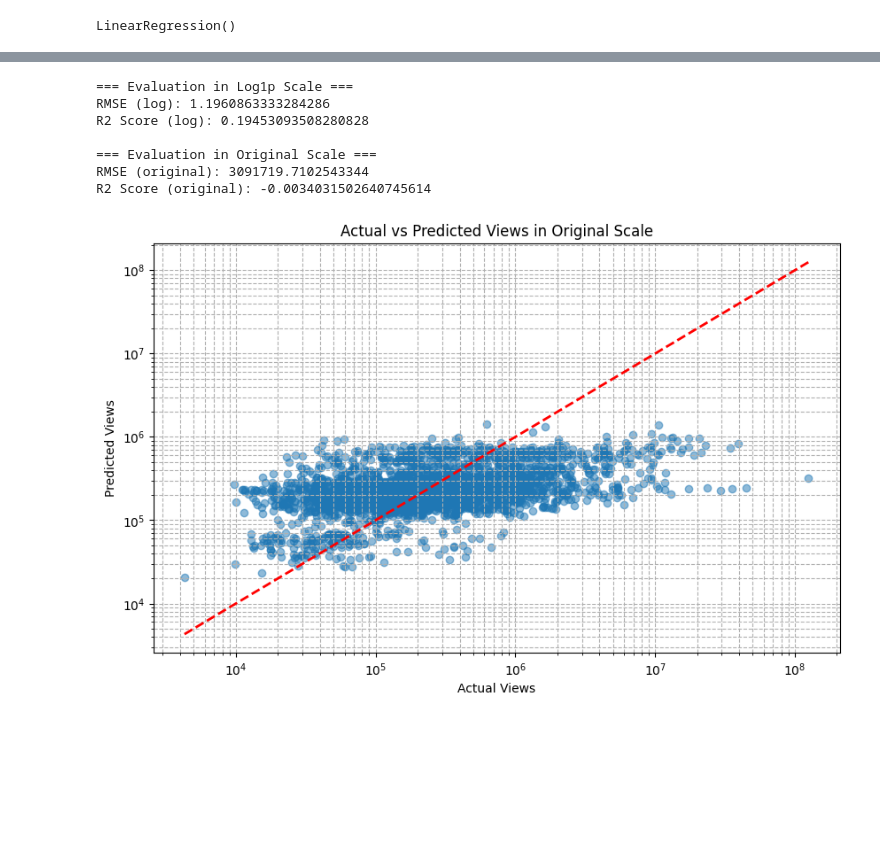
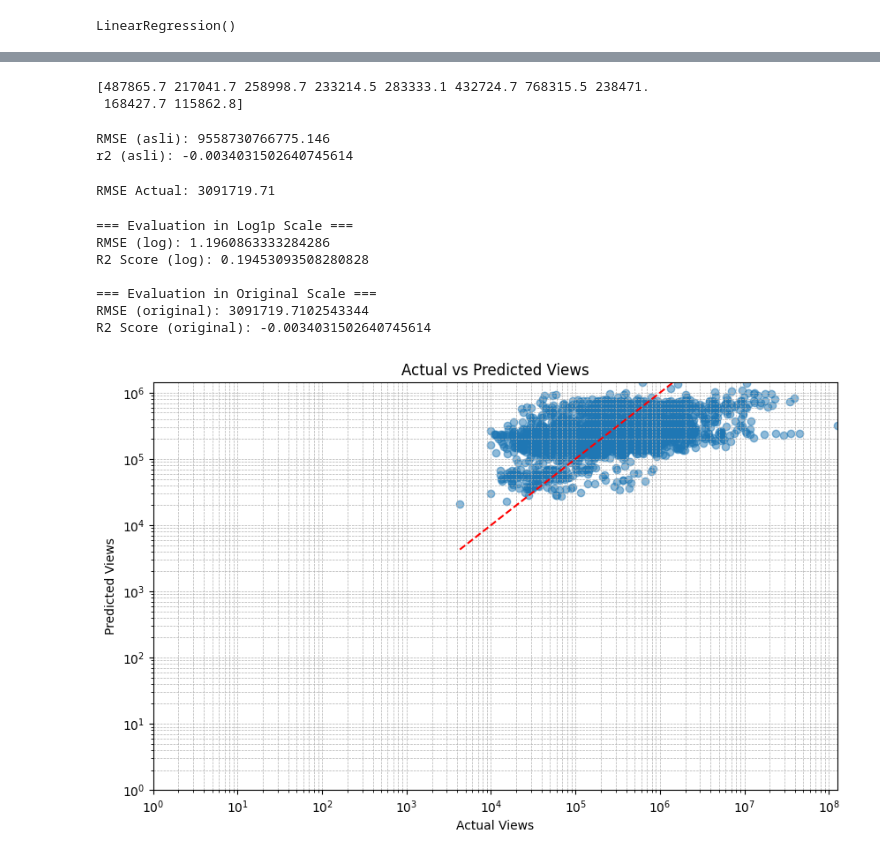
Before and after one commit to AgungHari/Rakamin_HW_MachineLearning_SupervisedLearning, a Jupyter notebook: Homework/part3_Modelling.ipynb, the cells around one changed output, grey strips where cells are left out. Cells and saved outputs as stored; diff of their text form; code cells hidden in the pictures; blank space fills up the shorter version.

```diff
--- a/Homework/part3_Modelling.ipynb
+++ b/Homework/part3_Modelling.ipynb
@@ -24,6 +45,22 @@ y_pred_actual = np.expm1(y_pred_log)
+# %%
+print(np.round(y_pred_actual[:10], 1))
+# %% [output]
+[487865.7 217041.7 258998.7 233214.5 283333.1 432724.7 768315.5 238471.
+ 168427.7 115862.8]
 # %%
-rmse_actual = np.sqrt(mean_squared_error(y_test_actual, y_pred_actual))
-r2_actual = r2_score(y_test_actual, y_pred_actual)
+
+
+print('RMSE (asli): ' + str(mean_squared_error(y_test_actual, y_pred_actual)))
+print('r2 (asli): ' + str(r2_score(y_test_actual, y_pred_actual)))
+# %% [output]
+RMSE (asli): 9558730766775.146
+r2 (asli): -0.0034031502640745614
+# %%
+#hitung MAPE actual
+mape_actual = np.mean(np.abs((y_test_actual - y_pred_actual) / y_test_actual)) * 100
+print(f"RMSE Actual: {rmse_actual:.2f}")
+# %% [output]
+RMSE Actual: 3091719.71
 # %%
 print("=== Evaluation in Log1p Scale ===")
 print("RMSE (log):", rmse_log)
@@ -41,21 +78,24 @@ R2 Score (log): 0.19453093508280828
 RMSE (original): 3091719.7102543344
 R2 Score (original): -0.0034031502640745614
 # %%
-# plot original scale
+# plotting the results
 import matplotlib.pyplot as plt
 plt.figure(figsize=(10, 6))
 plt.scatter(y_test_actual, y_pred_actual, alpha=0.5)
 plt.plot([y_test_actual.min(), y_test_actual.max()],
-         [y_test_actual.min(), y_test_actual.max()], 'r--', lw=2)
-plt.xlabel("Actual Views")
-plt.ylabel("Predicted Views")
-plt.title("Actual vs Predicted Views in Original Scale")
+         [y_test_actual.min(), y_test_actual.max()],
+         color='red', linestyle='--')
+plt.xlabel('Actual Views')
+plt.ylabel('Predicted Views')
+plt.title('Actual vs Predicted Views')
 plt.xscale('log')
 plt.yscale('log')
-plt.grid(True, which="both", ls="--")
+plt.xlim(1, y_test_actual.max())
+plt.ylim(1, y_pred_actual.max())
+plt.grid(True, which='both', linestyle='--', linewidth=0.5)
 plt.show()
 # %% [output]
-[figure, old version]
+[figure, new version]
 # %%
 # how to read the plot:
 # The plot shows the relationship between actual and predicted views in the original scale.
```
Also changed, not shown: parts of 4 cells of this notebook, 8 other files.
